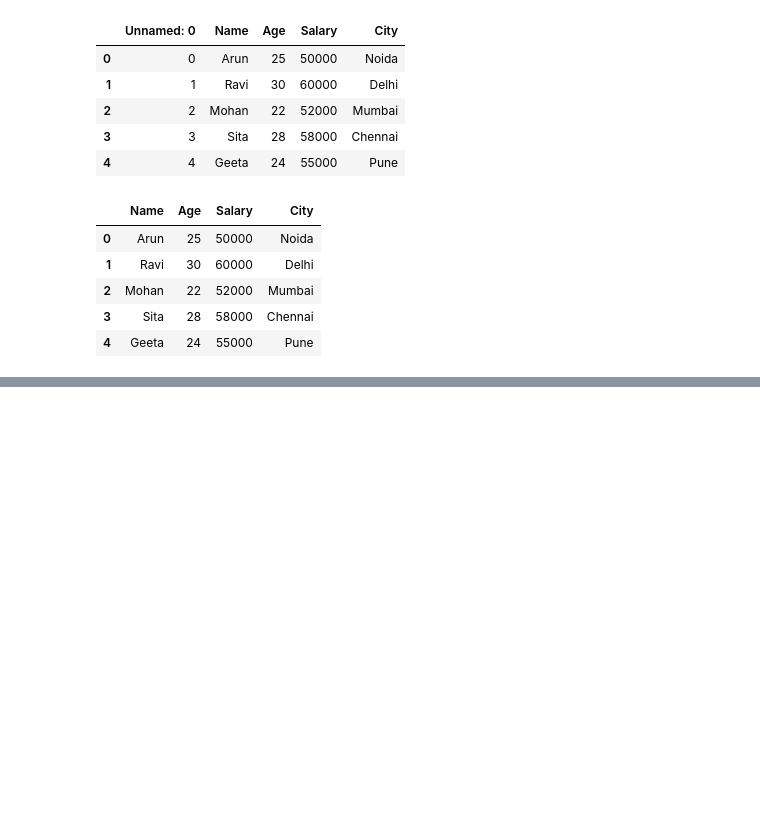
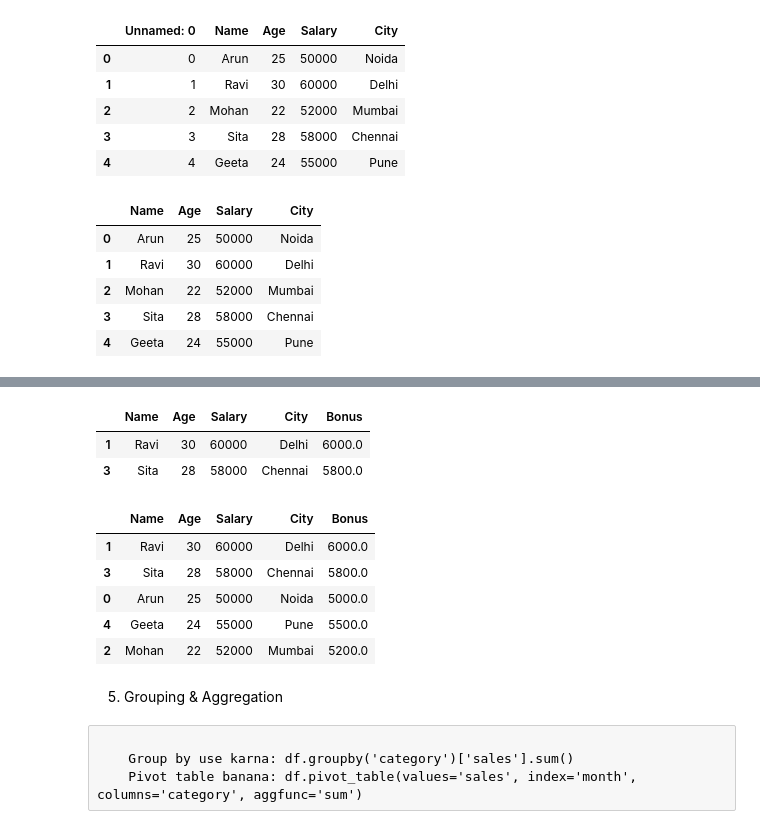
Before and after one commit to arunaimlprojects/data_science_course, a Jupyter notebook: pandas_class_1.ipynb, the cells around one changed output, grey strips where cells are left out. Cells and saved outputs as stored; diff of their text form; code cells hidden in the pictures; blank space fills up the shorter version.

```diff
--- a/pandas_class_1.ipynb
+++ b/pandas_class_1.ipynb
@@ -146,0 +202,21 @@ data_csv
+# %%
+# 3. Filtering rows (Employees older than 25)
+#filtered_df = df[df['Age'] > 25]
+old = df[df['Age'] > 25]
+old
+# %% [output]
+|  | Name | Age | Salary | City | Bonus |
+| 1 | Ravi | 30 | 60000 | Delhi | 6000.0 |
+| 3 | Sita | 28 | 58000 | Chennai | 5800.0 |
+# %%
+# 4. Sorting by Age in descending order
+#sorted_df = df.sort_values(by='Age', ascending=False)
+sort_data = df.sort_values(by='Age',ascending=False)
+sort_data
+# %% [output]
+|  | Name | Age | Salary | City | Bonus |
+| 1 | Ravi | 30 | 60000 | Delhi | 6000.0 |
+| 3 | Sita | 28 | 58000 | Chennai | 5800.0 |
+| 0 | Arun | 25 | 50000 | Noida | 5000.0 |
+| 4 | Geeta | 24 | 55000 | Pune | 5500.0 |
+| 2 | Mohan | 22 | 52000 | Mumbai | 5200.0 |
@@ -146,0 +229,6 @@ data_csv
+# %% [markdown]
+5. Grouping & Aggregation
+# %% [raw]
+
+    Group by use karna: df.groupby('category')['sales'].sum()
+    Pivot table banana: df.pivot_table(values='sales', index='month', columns='category', aggfunc='sum')
```
Also changed, not shown: parts of 13 cells of this notebook.
